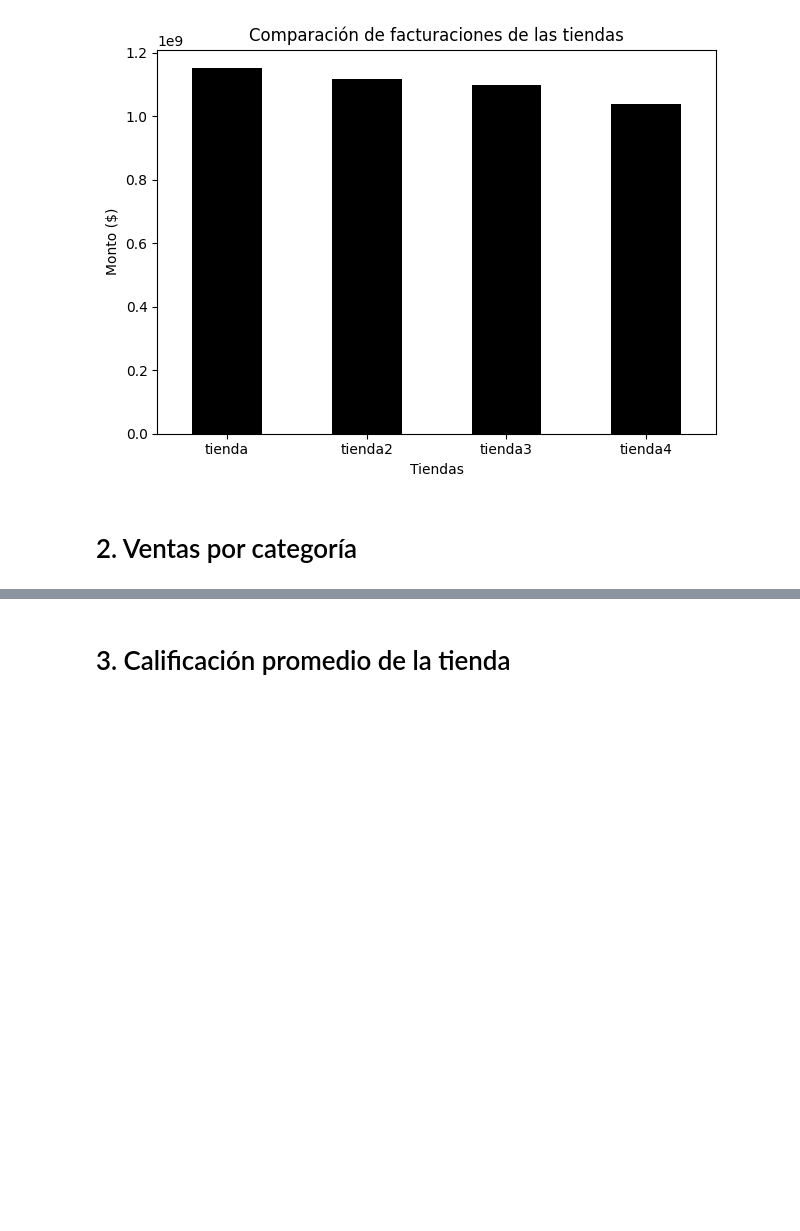
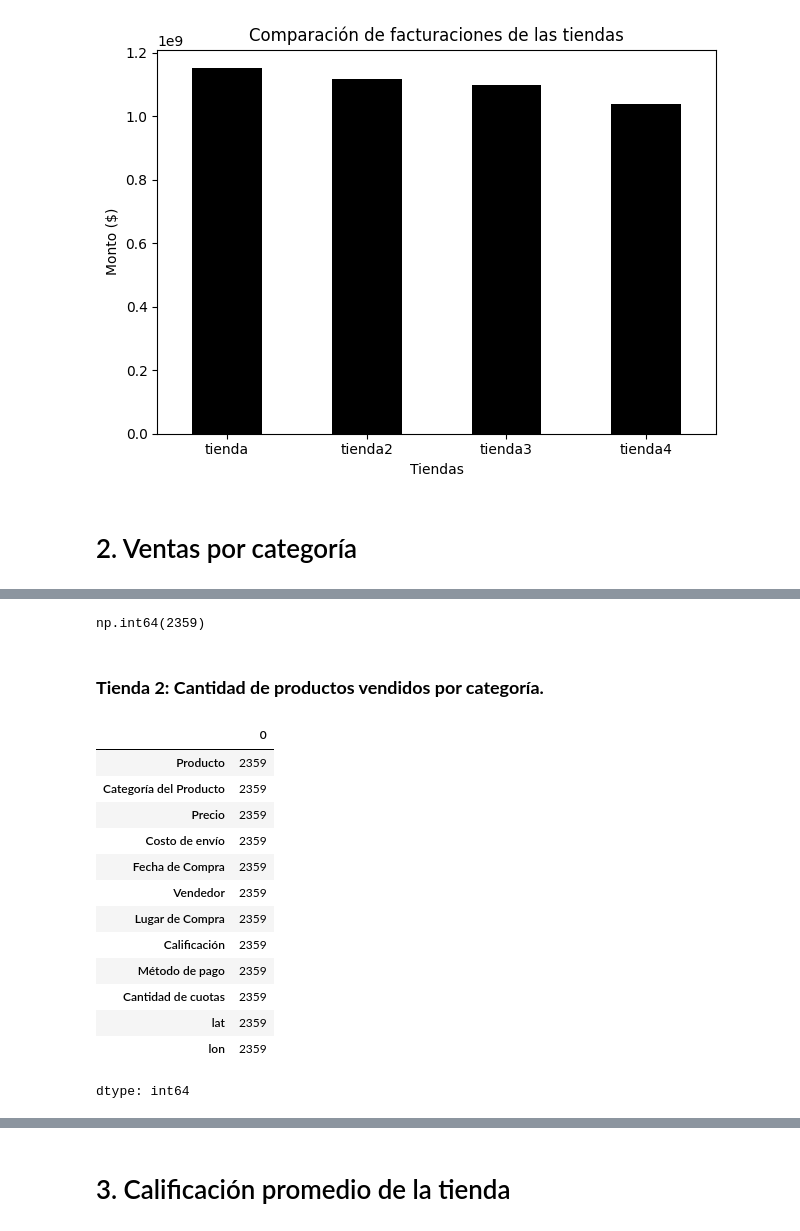
Before and after one commit to ayelar/challenge-alura-store, a Jupyter notebook: AluraStoreLatam.ipynb, the cells around one changed output, grey strips where cells are left out. Drawn from its saved outputs; the diff is of its cells as text; code cells hidden in the pictures; blank space fills up the shorter version.

```diff
--- a/AluraStoreLatam.ipynb
+++ b/AluraStoreLatam.ipynb
@@ -93,0 +166,23 @@ plt.show()
+# %%
+tienda_productos.sum()
+# %% [output]
+np.int64(2359)
+# %% [markdown]
+### **Tienda 2: Cantidad de productos vendidos por categoría.**
+# %%
+tienda2.count()
+# %% [output]
+|  | 0 |
+| Producto | 2359 |
+| Categoría del Producto | 2359 |
+| Precio | 2359 |
+| Costo de envío | 2359 |
+| Fecha de Compra | 2359 |
+| Vendedor | 2359 |
+| Lugar de Compra | 2359 |
+| Calificación | 2359 |
+| Método de pago | 2359 |
+| Cantidad de cuotas | 2359 |
+| lat | 2359 |
+| lon | 2359 |
+dtype: int64
```
Also changed, not shown: parts of 14 cells of this notebook.
